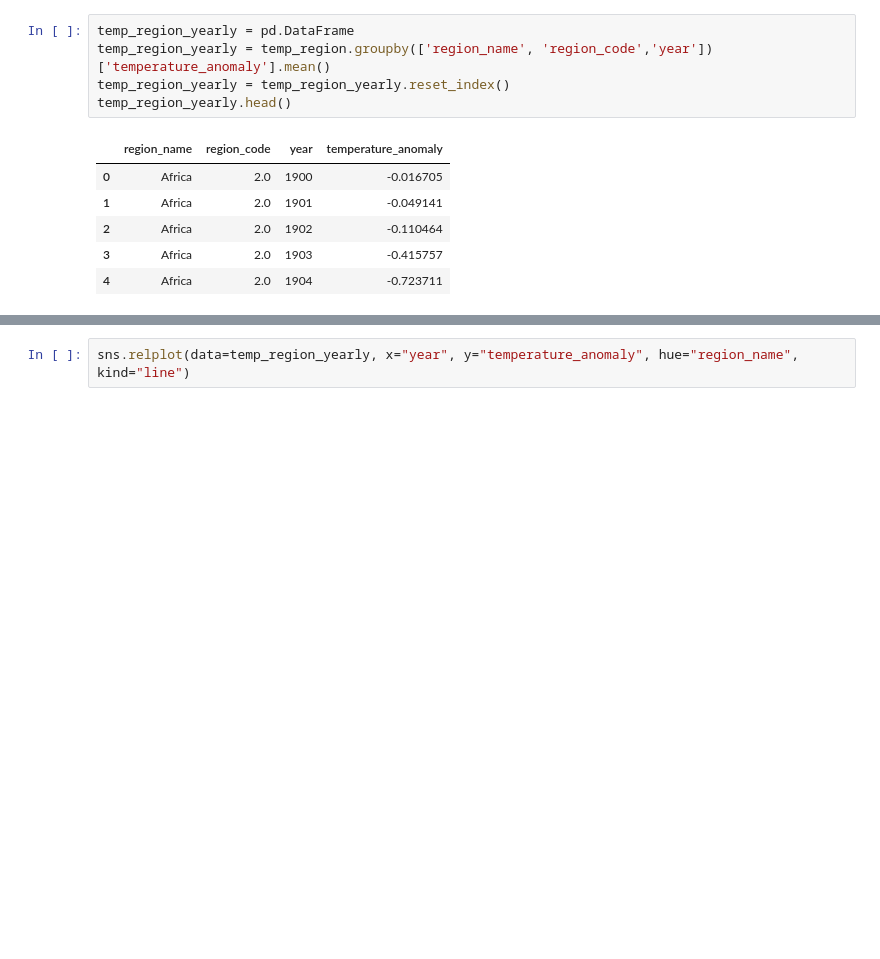
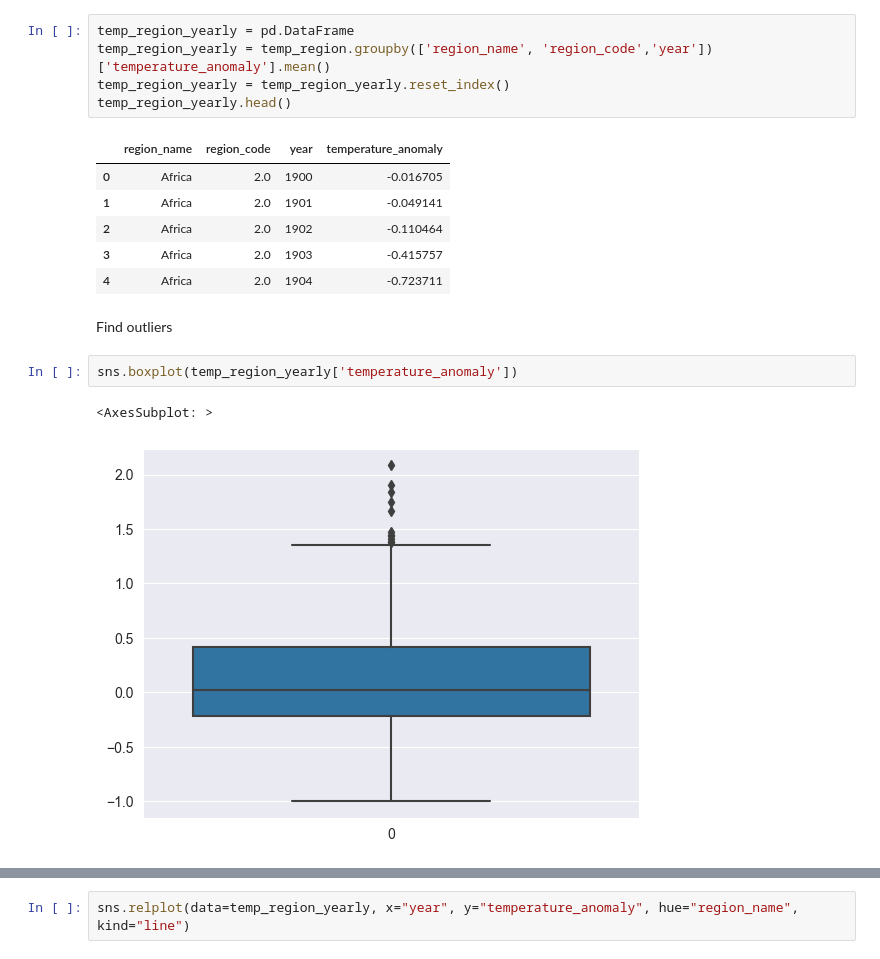
Before and after one commit to lukiwieser/natural-disasters-and-climate-change, a Jupyter notebook: temp-data-analysis-sebi.ipynb, the cells around one changed output, grey strips where cells are left out. Saved outputs shown, nothing was run; the diff lists cells and outputs as text; blank space fills up the shorter version.

Commit message:
added outlier analysis for regional and country temp data

```diff
--- a/temp-data-analysis-sebi.ipynb
+++ b/temp-data-analysis-sebi.ipynb
@@ -76,3 +76,10 @@ temp_region_yearly.head()
 | 2 | Africa | 2.0 | 1902 | -0.110464 |
 | 3 | Africa | 2.0 | 1903 | -0.415757 |
 | 4 | Africa | 2.0 | 1904 | -0.723711 |
+# %% [markdown]
+Find outliers
+# %%
+sns.boxplot(temp_region_yearly['temperature_anomaly'])
+# %% [output]
+<AxesSubplot: >
+[figure, added]
```
Also changed, not shown: parts of 2 cells of this notebook.
